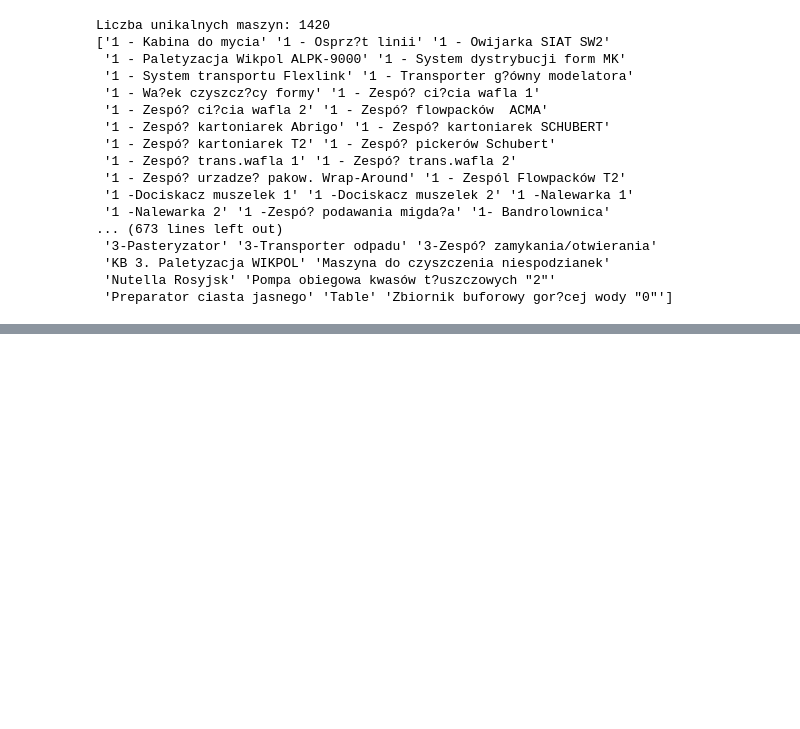
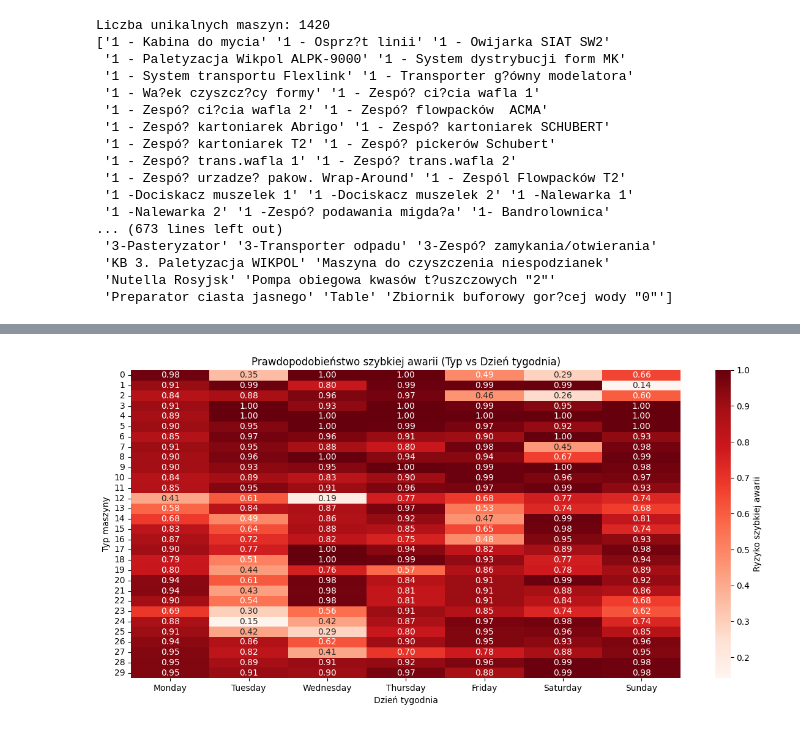
Before and after one commit to klaudiaban/ferrero, a Jupyter notebook: sapmaintance_awarie.ipynb, the cells around one changed output, grey strips where cells are left out. Cells and saved outputs as stored; diff of their text form; code cells hidden in the pictures; blank space fills up the shorter version.

```diff
--- a/sapmaintance.ipynb
+++ b/sapmaintance_awarie.ipynb
@@ -326,0 +430,46 @@ Liczba unikalnych maszyn: 1420
+# %%
+import pandas as pd
+import itertools
+import matplotlib.pyplot as plt
+import seaborn as sns
+
+# Choose categories
+types = df1["Typ_maszyny"].dropna().unique().tolist()
+days = ["Monday", "Tuesday", "Wednesday", "Thursday", "Friday", "Saturday", "Sunday"]
+priority = "Brak"  # fixed value
+poprzedni_odstep = 15  # fixed test value
+
+# Create combinations
+combinations = list(itertools.product(types, days))
+test_df = pd.DataFrame(combinations, columns=["Typ_maszyny", "Dzien_tygodnia"])
+test_df["Priorytet"] = priority
+test_df["Poprzedni_odstep"] = poprzedni_odstep
+
+# One-hot encode like training data
+test_encoded = pd.get_dummies(test_df)
+test_encoded = test_encoded.reindex(columns=X.columns, fill_value=0)
+
+# Predict
+test_df["Prawdopodobieństwo_szybkiej_awarii"] = model.predict_proba(test_encoded)[:, 1]
+
+# Pivot for heatmap
+pivot = test_df.pivot_table(
+    index="Typ_maszyny",
+    columns="Dzien_tygodnia",
+    values="Prawdopodobieństwo_szybkiej_awarii",
+    aggfunc="mean"
+)
+
+# Optional: fix column order
+pivot = pivot[["Monday", "Tuesday", "Wednesday", "Thursday", "Friday", "Saturday", "Sunday"]]
+
+# Plot
+plt.figure(figsize=(12, 6))
+sns.heatmap(pivot, annot=True, fmt=".2f", cmap="Reds", cbar_kws={'label': 'Ryzyko szybkiej awarii'})
+plt.title("Prawdopodobieństwo szybkiej awarii (Typ vs Dzień tygodnia)")
+plt.xlabel("Dzień tygodnia")
+plt.ylabel("Typ maszyny")
+plt.tight_layout()
+plt.show()
+# %% [output]
+[figure, added]
```
Also changed, not shown: parts of 3 cells of this notebook, 1 other file.
